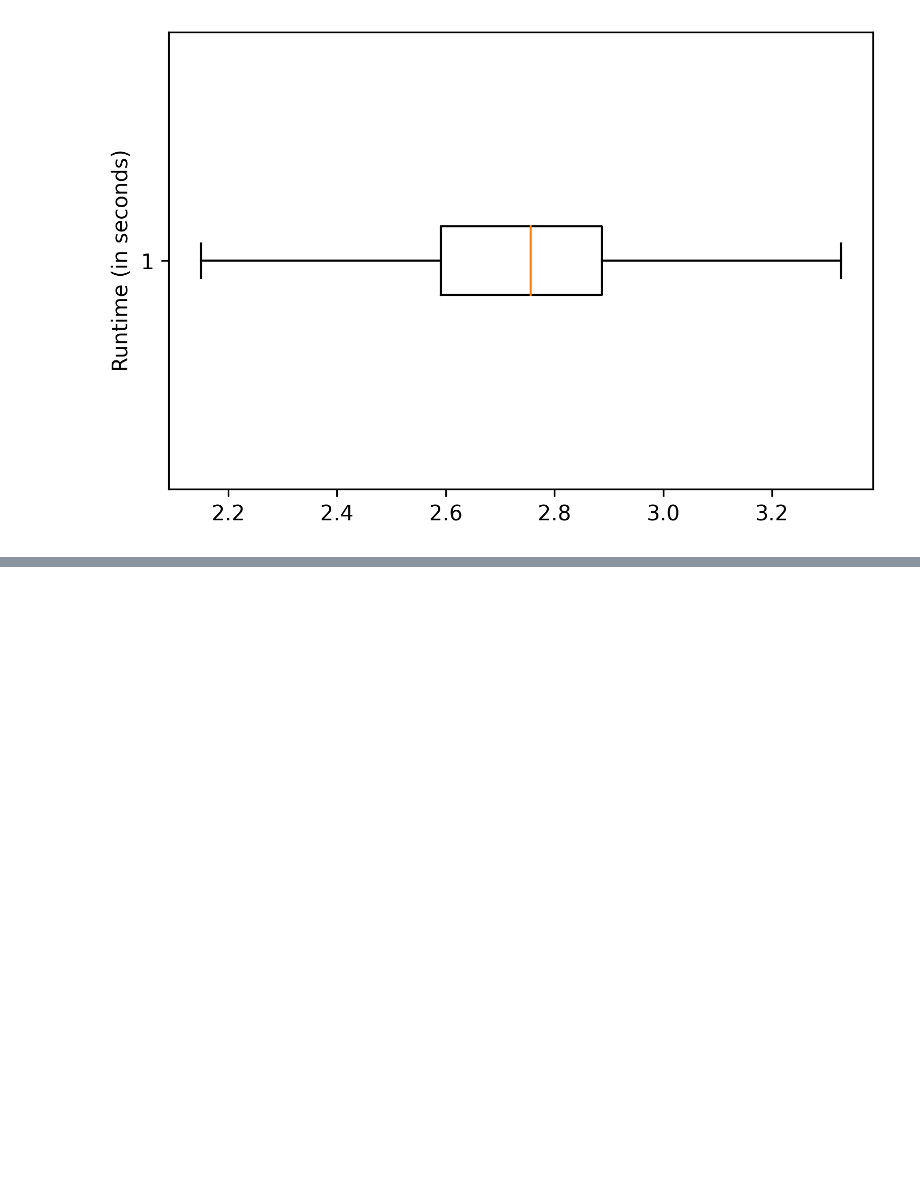
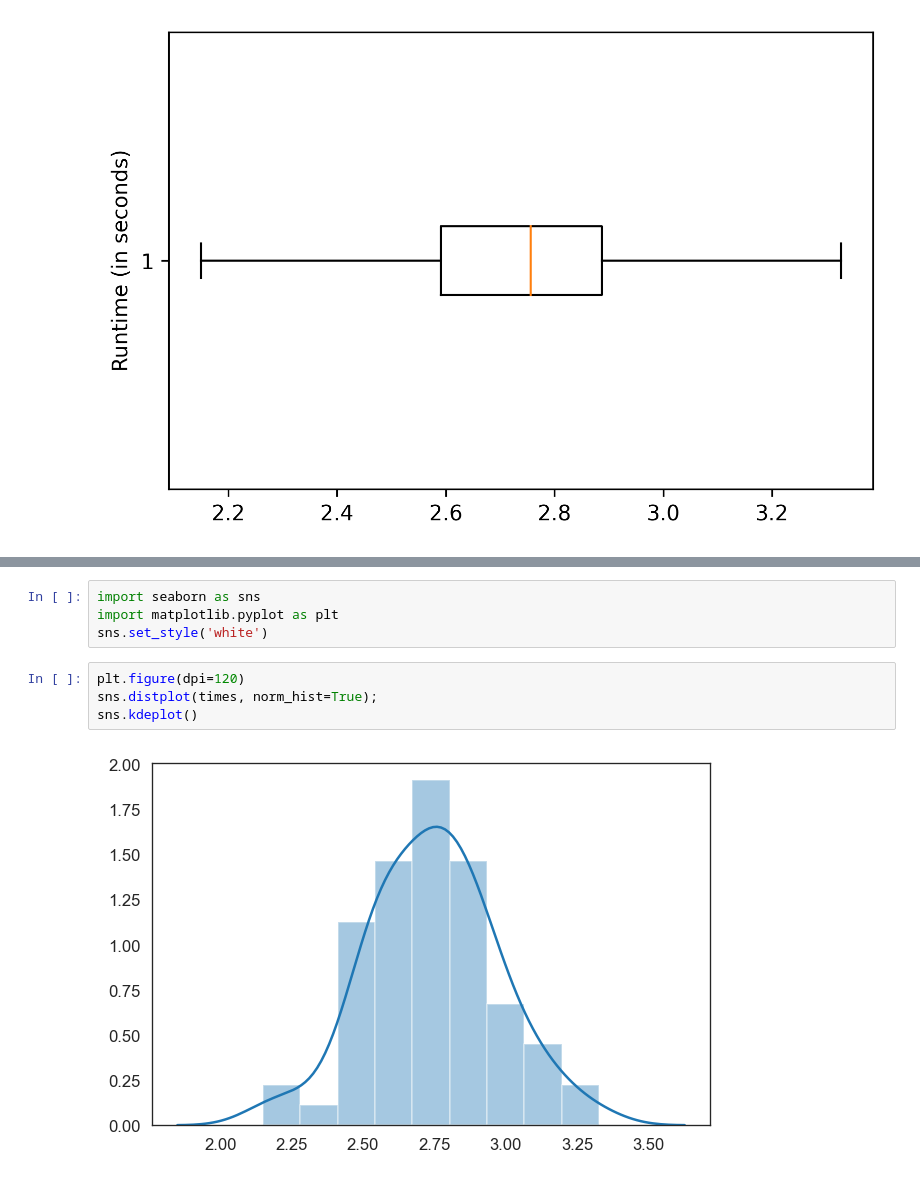
Before and after one commit to yrahul3910/dl4se, a Jupyter notebook: issue_close_time/DASENetComparison/Chromium.ipynb, the cells around one changed output, grey strips where cells are left out. Cells and saved outputs as stored; diff of their text form; blank space fills up the shorter version.

Commit message:
Updated all results for issue close time

```diff
--- a/issue_close_time/DASENetComparison/Chromium.ipynb
+++ b/issue_close_time/DASENetComparison/Chromium.ipynb
@@ -481,0 +551,10 @@ plt.boxplot(times, vert=False, labels=None);
+# %%
+import seaborn as sns
+import matplotlib.pyplot as plt
+sns.set_style('white')
+# %%
+plt.figure(dpi=120)
+sns.distplot(times, norm_hist=True);
+sns.kdeplot()
+# %% [output]
+[figure, added]
```
Also changed, not shown: parts of 1 cell of this notebook, 28 other files.
